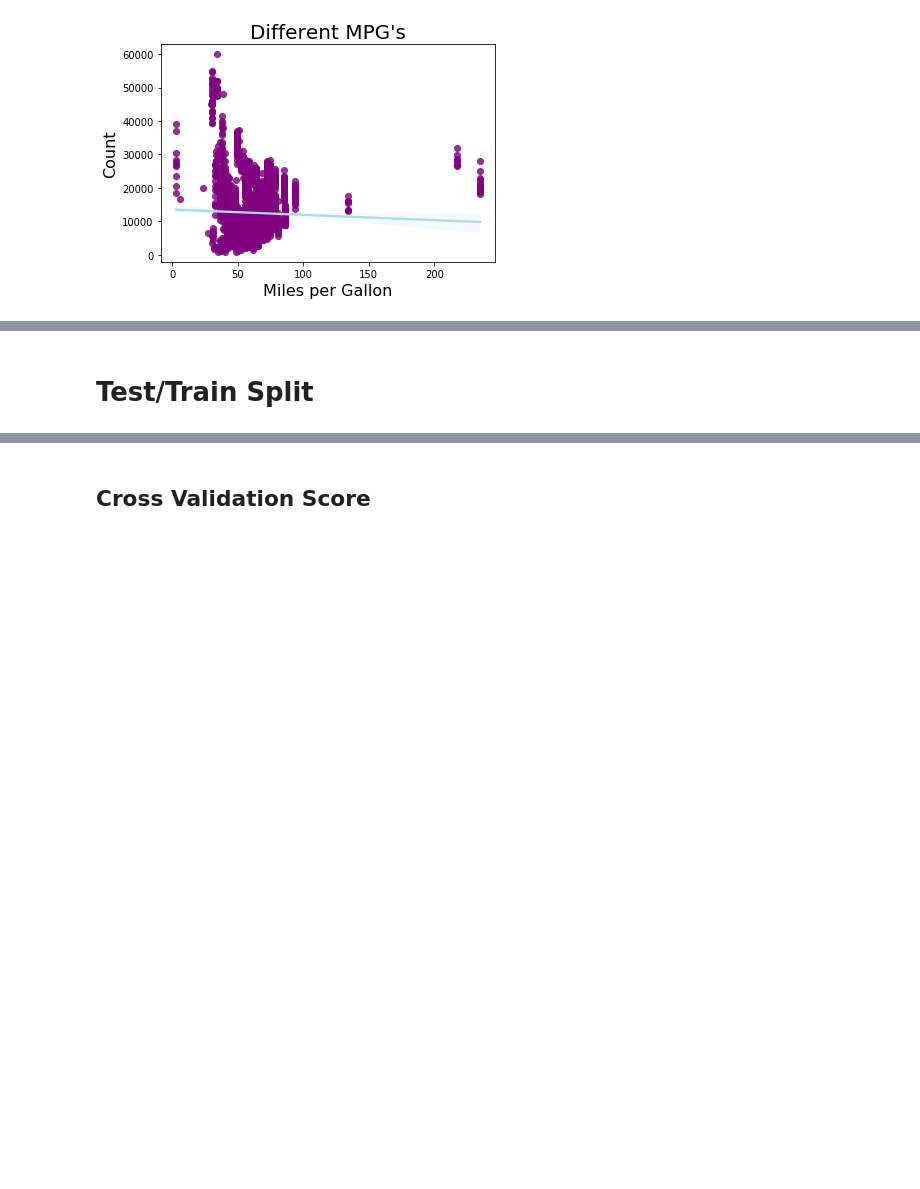
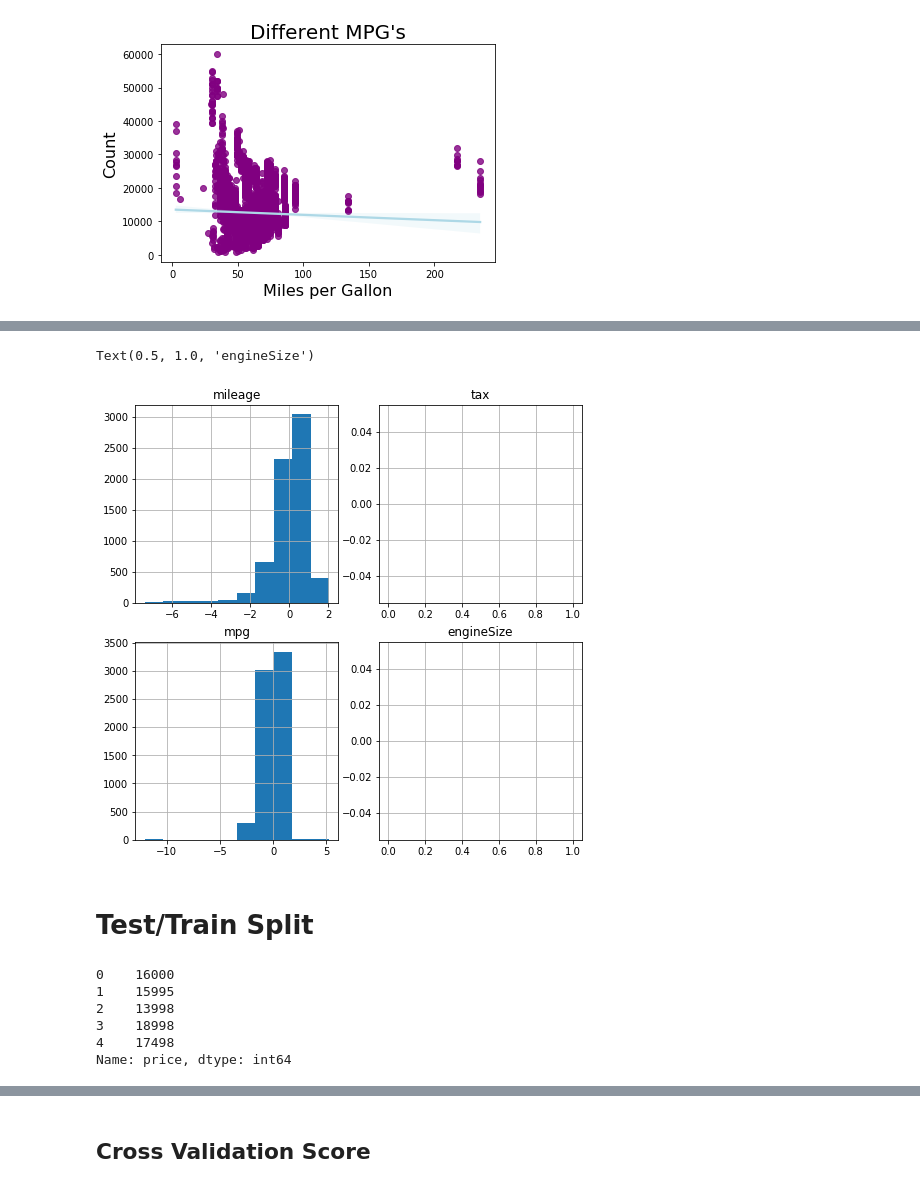
Before and after one commit to twhipple/Used_Car_Price_Regression_Model, a Jupyter notebook: Used_Car_Price_Notebook.ipynb, the cells around one changed output, grey strips where cells are left out. Cells and saved outputs as stored; diff of their text form; code cells hidden in the pictures; blank space fills up the shorter version.

```diff
--- a/Used_Car_Price_Notebook.ipynb
+++ b/Used_Car_Price_Notebook.ipynb
@@ -273,2 +298,9 @@ df.head()
 # %% [markdown]
 ## Binning Categorical Data
+# %%
+# Use One Hot Encoding to change all categorical data to 0 and 1's
+final_df = pd.concat([df, pd.get_dummies(df.model, drop_first=True),
+                          pd.get_dummies(df.fuelType, drop_first=True),
+                          pd.get_dummies(df.transmission, drop_first=True)],
+                     axis = 1)
+final_df.head()
@@ -274,0 +315,2 @@ df.head()
+# %%
+final_df =  final_df.drop(['model','transmission','fuelType'], axis = 1)
@@ -383,3 +483,38 @@ NameError: name 'X_train' is not defined
+# %%
+# Perform log transformation - import numpy
+import numpy as np
+logmpg = np.log(df["mpg"])
+logsize = np.log(df["engineSize"])
+logmileage = np.log(df["mileage"])
+logtax = np.log(df["tax"])
+
+# Switch the Standardization into the original data
+final_df["mpg"] = (logmpg-np.mean(logmpg))/np.sqrt(np.var(logmpg))
+final_df["engineSize"] = (logsize-np.mean(logsize))/np.sqrt(np.var(logsize))
+final_df["mileage"] = (logmileage-np.mean(logmileage))/np.sqrt(np.var(logmileage))
+final_df["tax"] = (logtax-np.mean(logtax))/np.sqrt(np.var(logtax))
+# %%
+# I just want to look at a couple of these again AFTER the transformation.
+new_figure = plt.figure(figsize=(8,8))
+
+ax1 = plt.subplot(2, 2, 1)
+final_df.mileage.hist(ax=ax1)
+ax1.set_title("mileage")
+
+ax2 = plt.subplot(2, 2, 2)
+final_df.tax.hist(ax=ax2)
+ax2.set_title('tax')
+
+ax3 = plt.subplot(2, 2, 3)
+final_df.mpg.hist(ax=ax3)
+ax3.set_title("mpg")
+
+ax4 = plt.subplot(2, 2, 4)
+final_df.engineSize.hist(ax=ax4)
+ax4.set_title('engineSize')
+# %% [output]
+Text(0.5, 1.0, 'engineSize')
+[figure, added]
 # %% [markdown]
 # Test/Train Split
 # %%
@@ -387 +522,10 @@ y =  df['price']
+# %%
+y.head()
+# %% [output]
+0    16000
+1    15995
+2    13998
+3    18998
+4    17498
+Name: price, dtype: int64
 # %%
```
Also changed, not shown: parts of 56 cells of this notebook.
